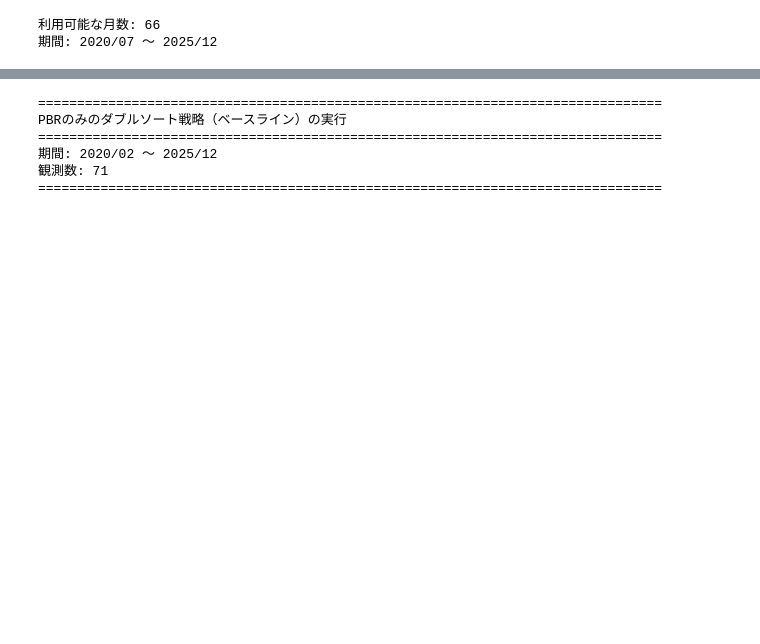
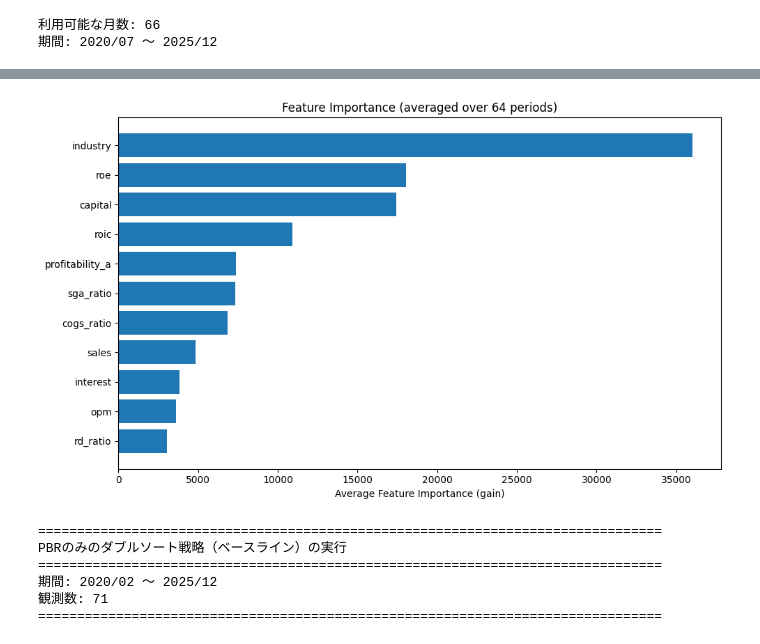
Before and after one commit to maple0u0/seminar, a Jupyter notebook: experiments/double_sort_ml_strategy.ipynb, the cells around one changed output, grey strips where cells are left out. Drawn from its saved outputs; the diff is of its cells as text; code cells hidden in the pictures; blank space fills up the shorter version.

```diff
--- a/experiments/double_sort_ml_strategy.ipynb
+++ b/experiments/double_sort_ml_strategy.ipynb
@@ -46,6 +46,9 @@ years = list(range(2025, 2019, -1))
 financial_dfs = organize_financial_data_by_year(dfs, years)
 df_pbr, df_stp, df_mktcap = load_datasets(base)
 df_returns = calculate_monthly_returns(df_stp)
+
+df_industry = pd.read_excel(base + "nikkei_industry.xls", sheet_name=1).dropna().rename(columns={"Unnamed: 0": "Company"}).set_index("Company").drop_duplicates()
+df_industry = df_industry[~df_industry.index.duplicated(keep='first')].dropna()
 # %%
 def create_monthly_feature_data(financial_dfs, df_pbr_sorted):
     """
@@ -67,13 +70,14 @@ def create_monthly_feature_data(financial_dfs, df_pbr_sorted):
             continue
 
         fin_df = financial_dfs[available_fy].copy()
+        fin_df["industry"] = df_industry["日経業種中分類"].reindex(fin_df.index).astype('category')
         features_df = create_features(fin_df)
 
         pbr_data = df_pbr_sorted[['Company', pbr_month]].copy()
         pbr_data = pbr_data.rename(columns={pbr_month: 'PBR'})
 
         merged = features_df.merge(pbr_data, on='Company', how='inner')
-        merged = merged.dropna()
+        #merged = merged.dropna()
 
         if len(merged) < 50:
             continue
@@ -119,8 +123,8 @@ def create_double_sort_strategy(monthly_feature_data, df_pbr_sorted, df_returns,
 
     Returns:
     --------
-    DataFrame
-        各ポートフォリオ（PBR分位×ML分位）の月次リターン
+    tuple(DataFrame, list)
+        各ポートフォリオの月次リターン, 特徴量重要度リスト
     """
     pbr_cols = [col for col in df_pbr_sorted.columns if col != 'Company']
     return_cols = [col for col in df_returns.columns if col.startswith('ret_')]
@@ -131,6 +135,9 @@ def create_double_sort_strategy(monthly_feature_data, df_pbr_sorted, df_returns,
         for m in range(n_ml_quintiles):
             portfolio_returns[f'PBR{p+1}_ML{m+1}'] = []
     portfolio_returns['Date'] = []
+
+    # 特徴量重要度を蓄積
+    importance_list = []
 
     available_months = sorted([m for m in monthly_feature_data.keys()])
 
@@ -152,6 +159,22 @@ def create_double_sort_strategy(monthly_feature_data, df_pbr_sorted, df_returns,
 
         current_df = monthly_feature_data[formation_month].copy()
 
+
+        # ★★★ 改善: PBRがある企業だけに絞り込む ★★★
+        pbr_series = df_pbr_sorted.set_index('Company')[formation_month]
+        valid_pbr = pbr_series.dropna()
+        common_companies = current_df.index.intersection(valid_pbr.index)
+
+        if len(common_companies) < n_pbr_quintiles * n_ml_quintiles * 2:
+            for p in range(n_pbr_quintiles):
+                for m in range(n_ml_quintiles):
+                    portfolio_returns[f'PBR{p+1}_ML{m+1}'].append(np.nan)
+            print(f"  ⚠ 共通企業数不足: {len(common_companies)}")
+            continue
+
+        # PBRがある企業だけでフィルタリング
+        current_df_filtered = current_df.loc[common_companies]
+
         # 過去データを収集
         formation_idx = available_months.index(formation_month) if formation_month in available_months else -1
         if formation_idx < 0:
@@ -161,7 +184,17 @@ def create_double_sort_strategy(monthly_feature_data, df_pbr_sorted, df_returns,
             continue
 
         past_months = available_months[max(0, formation_idx - lookback_months):formation_idx]
-        train_dfs = [monthly_feature_data[m] for m in past_months if m in monthly_feature_data]
+
+        # 学習データもPBRがある企業だけに絞り込む
+        train_dfs = []
+        for past_month in past_months:
+            if past_month in monthly_feature_data:
+                past_df = monthly_feature_data[past_month]
+                if past_month in df_pbr_sorted.columns:
+                    past_pbr = df_pbr_sorted.set_index('Company')[past_month].dropna()
+                    past_valid = past_df.index.intersection(past_pbr.index)
+                    if len(past_valid) > 0:
+                        train_dfs.append(past_df.loc[past_valid])
 
         if len(train_dfs) == 0:
             for p in range(n_pbr_quintiles):
@@ -172,14 +205,15 @@ def create_double_sort_strategy(monthly_feature_data, df_pbr_sorted, df_returns,
 
         train_df = pd.concat(train_dfs, axis=0)
 
-        # 類似度計算
+        # 類似度計算（PBRがある企業だけで）
         try:
-            weights_df = calculate_peer_weights(
+            weights_df, importance = calculate_peer_weights(
                 train_df=train_df,
-                current_features_df=current_df,
+                current_features_df=current_df_filtered,
                 top_k=top_k,
                 num_boost_round=100
             )
+            importance_list.append(importance)
         except Exception as e:
             print(f"  ⚠ Proximity計算エラー: {e}")
             for p in range(n_pbr_quintiles):
@@ -193,21 +227,10 @@ def create_double_sort_strategy(monthly_feature_data, df_pbr_sorted, df_returns,
                     portfolio_returns[f'PBR{p+1}_ML{m+1}'].append(np.nan)
             continue
 
-        # PBRデータを取得
-        pbr_series = df_pbr_sorted.set_index('Company')[formation_month]
-        common_companies = weights_df.index.intersection(pbr_series.index)
+        # weights_dfは既にPBRがある企業だけなので、フィルタリング不要
+        pbr_subset = valid_pbr.loc[common_companies]
 
-        if len(common_companies) < n_pbr_quintiles * n_ml_quintiles:
-            for p in range(n_pbr_quintiles):
-                for m in range(n_ml_quintiles):
-                    portfolio_returns[f'PBR{p+1}_ML{m+1}'].append(np.nan)
-            continue
-
-        # 類似企業の加重平均PBRを計算
-        weights_subset = weights_df.loc[common_companies, common_companies]
-        pbr_subset = pbr_series.loc[common_companies]
-
-        peer_avg_pbr = weights_subset @ pbr_subset
+        peer_avg_pbr = weights_df @ pbr_subset
         peer_avg_pbr = peer_avg_pbr.fillna(pbr_subset.mean())
 
         # MLシグナル: 相対PBR = 自社PBR / 類似企業平均PBR
@@ -219,8 +242,8 @@ def create_double_sort_strategy(monthly_feature_data, df_pbr_sorted, df_returns,
         # データをマージ
         temp_df = pd.DataFrame({
             'Company': common_companies,
-            'PBR': pbr_subset.loc[common_companies].values,
-            'ML_Signal': relative_pbr.loc[common_companies].values,
+            'PBR': pbr_subset.values,
+            'ML_Signal': relative_pbr.values,
             'Return': return_series.reindex(common_companies).values
         })
         temp_df = temp_df.dropna()
@@ -274,14 +297,15 @@ def create_double_sort_strategy(monthly_feature_data, df_pbr_sorted, df_returns,
     result_df = pd.DataFrame(portfolio_returns)
     result_df = result_df.set_index('Date')
 
-    return result_df
+    return result_df, importance_list
 
 # ダブルソート戦略を実行
 print("=" * 80)
 print("ダブルソート戦略（PBR × MLシグナル）の実行")
+print("★ 改善: PBRがある企業だけで類似度を計算")
 print("=" * 80)
 
-double_sort_returns = create_double_sort_strategy(
+double_sort_returns, importance_list = create_double_sort_strategy(
     monthly_feature_data=monthly_feature_data,
     df_pbr_sorted=df_pbr,
     df_returns=df_returns,
@@ -296,6 +320,12 @@ print("ダブルソート戦略の構築完了")
 print("=" * 80)
 print(f"期間: {double_sort_returns.index[0]} ～ {double_sort_returns.index[-1]}")
 print(f"観測数: {len(double_sort_returns)}")
+
+# 特徴量重要度の平均をヒストグラムで描画
+print("\n" + "=" * 80)
+print("特徴量重要度（全期間平均）")
+print("=" * 80)
+avg_importance = plot_average_importance(importance_list)
 # %% [output]
 ================================================================================
 ダブルソート戦略（PBR × MLシグナル）の実行
@@ -317,3 +347,4 @@ print(f"観測数: {len(double_sort_returns)}")
+[figure, added]
 # %%
 # PBRのみのダブルソート戦略（ベースライン比較用）
 def create_double_sort_pbr_only(df_pbr_sorted, df_returns, n_pbr_quintiles=5, n_second_quintiles=5):
```
Also changed, not shown: parts of 5 cells of this notebook, 4 other files.
